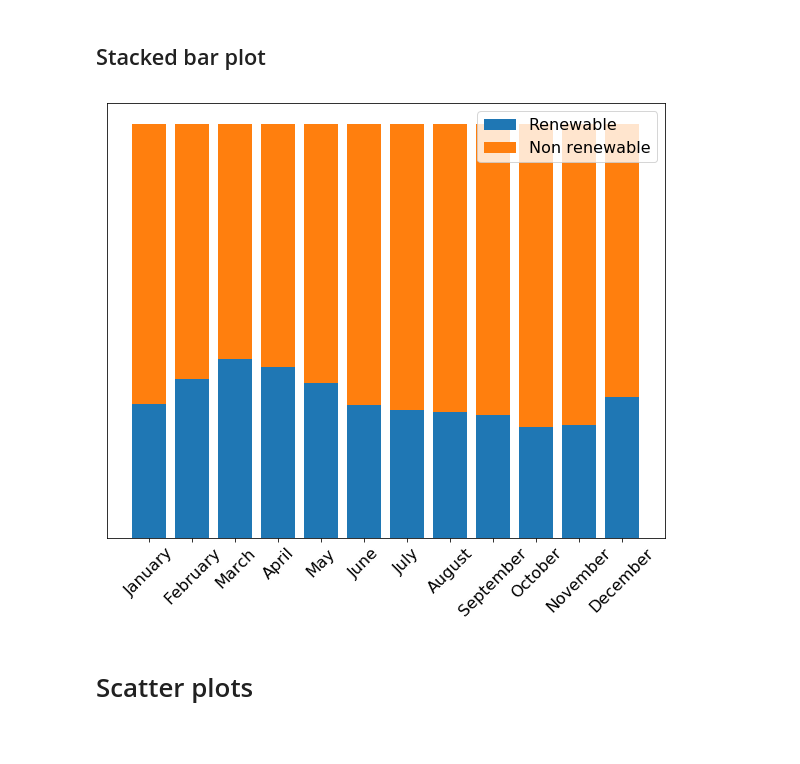
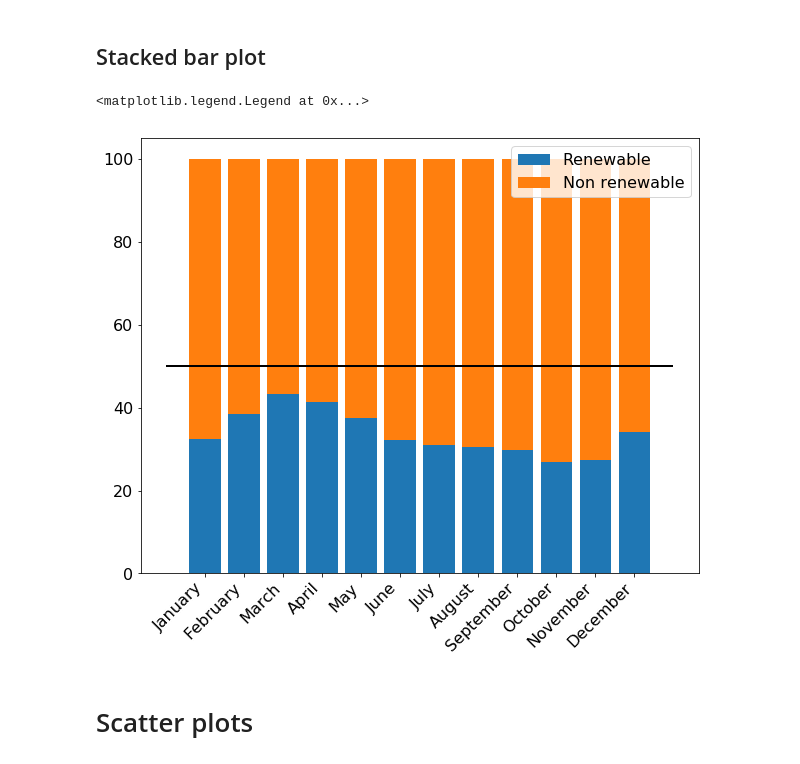
Before and after one commit to ftorradeflot/PythonMasterIFAE, a Jupyter notebook: matplotlib.ipynb, the cells around one changed output. Cells and saved outputs as stored; diff of their text form; code cells hidden in the pictures.

Commit message:
Add multiple bar plot and exercise 1

```diff
--- a/matplotlib.ipynb
+++ b/matplotlib.ipynb
@@ -198,0 +200,22 @@ plt.bar(centers, counts)
+# %%
+power_data = np.loadtxt('resources/power_sources.csv', delimiter=';', skiprows=1, usecols=range(1, 9))
+power_headers = ['Hydroelectric',
+ 'Nuclear',
+ 'Coal',
+ 'Combined Cycle',
+ 'Wind',
+ 'Thermal',
+ 'Other non renewable',
+ 'Other renewable']
+power_labels = ['January',
+ 'February',
+ 'March',
+ 'April',
+ 'May',
+ 'June',
+ 'July',
+ 'August',
+ 'September',
+ 'October',
+ 'November',
+ 'December']
@@ -203,16 +235,18 @@ df = pd.read_csv('resources/power_sources.csv', delimiter=';', index_col='Months
 # %%
-renewable = df['Hydroelectric'] + df['Wind'] + df['Other renewable']
-non_renewable = df['Nuclear'] + df['Coal'] + df['Combined Cycle'] + df['Thermal'] + df['Other non renewable']
+renewable = power_data[:, [0, 4, 7]].sum(axis=1) # Hydroelectric + Wind + Other renewable'
+non_renewable = power_data[:, [1, 2, 3, 5, 6]].sum(axis=1) # Nuclear + Coal + Combined Cycle + Thermal + Other non renewable
 
-plt.bar(df.index, renewable, label='Renewable')
-plt.bar(df.index, non_renewable, bottom=renewable, label='Non renewable')
+plt.bar(range(1, 13), renewable, label='Renewable')
+plt.bar(range(1, 13), non_renewable, bottom=renewable, label='Non renewable')
 
-plt.xticks(rotation=45)
+plt.xticks(range(1, 13), power_labels, rotation=45, ha='right')
+plt.hlines(50, 0, 13)
 plt.legend()
 
 #plt.yticks([]);
 # %% [output]
+<matplotlib.legend.Legend at 0x...>
-[figure, old version]
+[figure, new version]
 # %% [markdown]
 # Scatter plots
 # %%
```
Also changed, not shown: parts of 6 cells of this notebook.
